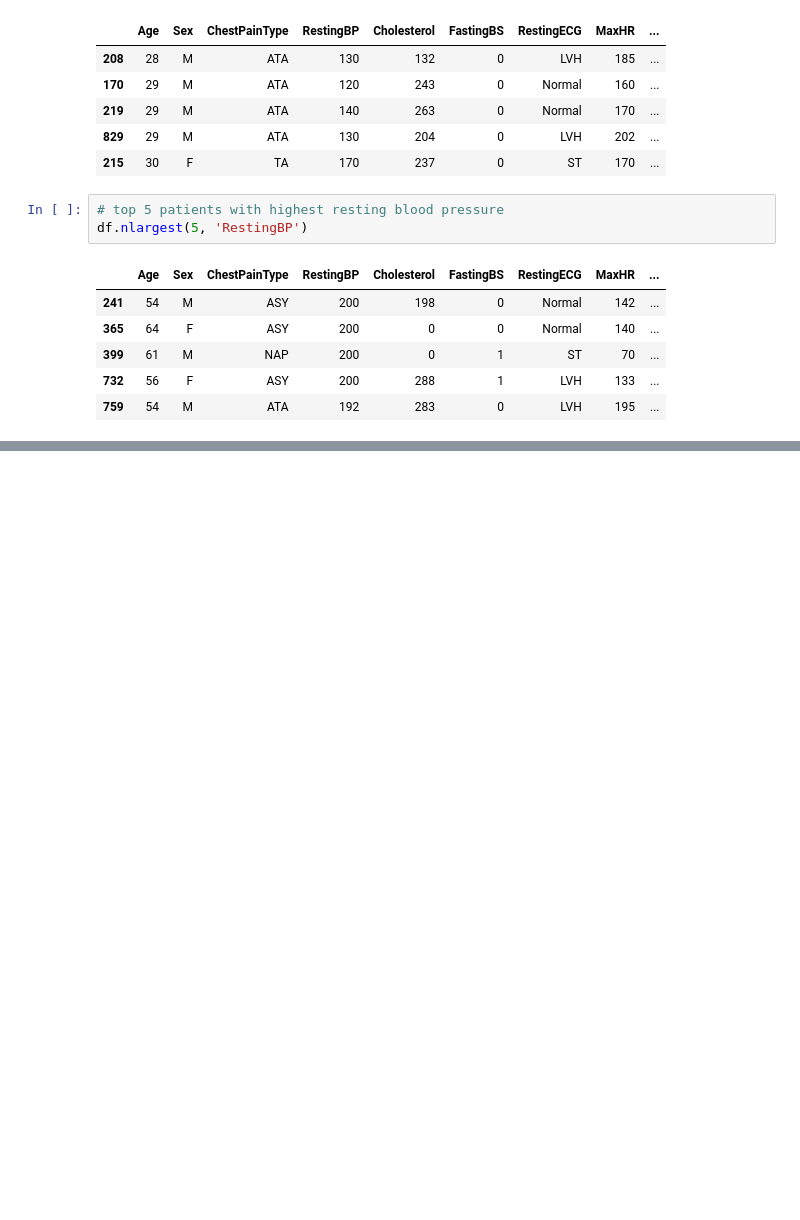
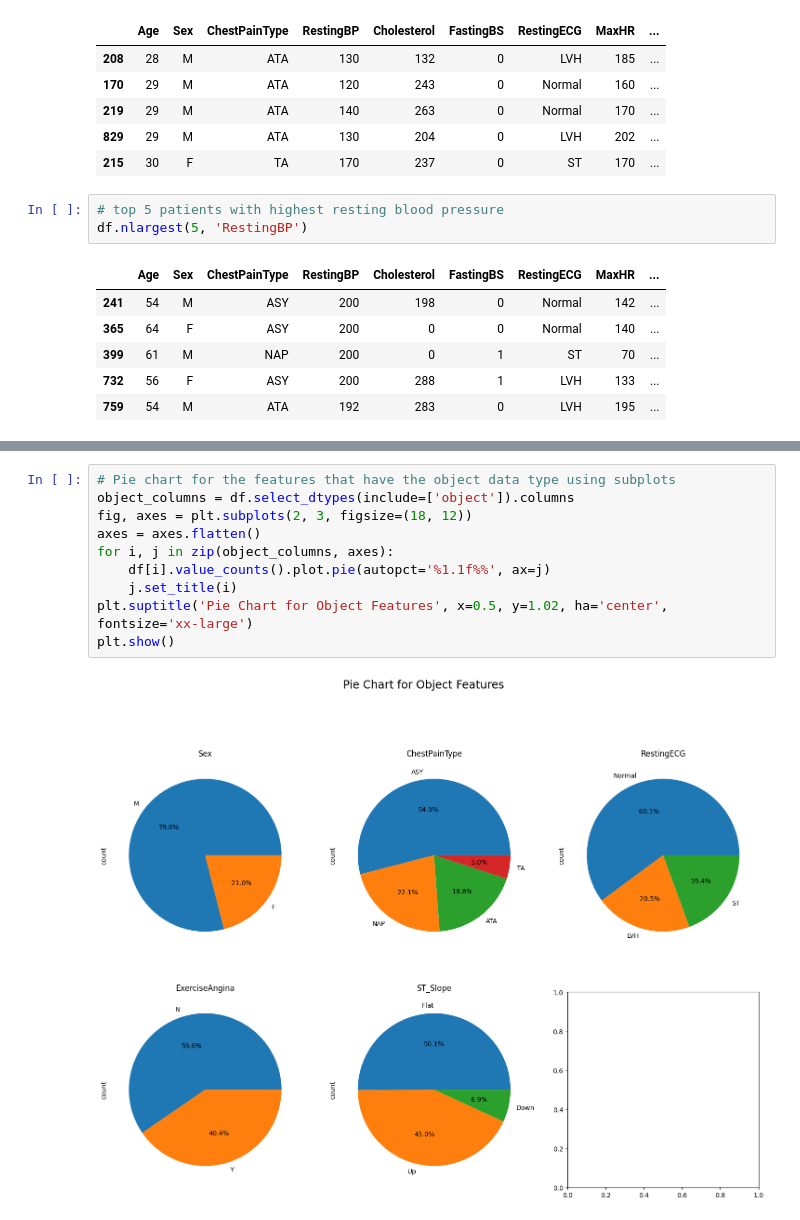
Before and after one commit to AnubhavYadavBCA25/CodeClause-Internship, a Jupyter notebook: Golden Level (Task 3)/notebooks/Heart_Disease_EDA.ipynb, the cells around one changed output, grey strips where cells are left out. Saved outputs shown, nothing was run; the diff lists cells and outputs as text; blank space fills up the shorter version.

```diff
--- a/Golden Level (Task 3)/notebooks/Heart_Disease_EDA.ipynb
+++ b/Golden Level (Task 3)/notebooks/Heart_Disease_EDA.ipynb
@@ -150,0 +204,12 @@ df.nlargest(5, 'RestingBP')
+# %%
+# Pie chart for the features that have the object data type using subplots
+object_columns = df.select_dtypes(include=['object']).columns
+fig, axes = plt.subplots(2, 3, figsize=(18, 12))
+axes = axes.flatten()
+for i, j in zip(object_columns, axes):
+    df[i].value_counts().plot.pie(autopct='%1.1f%%', ax=j)
+    j.set_title(i)
+plt.suptitle('Pie Chart for Object Features', x=0.5, y=1.02, ha='center', fontsize='xx-large')
+plt.show()
+# %% [output]
+[figure, added]
```
Also changed, not shown: parts of 13 cells of this notebook.
